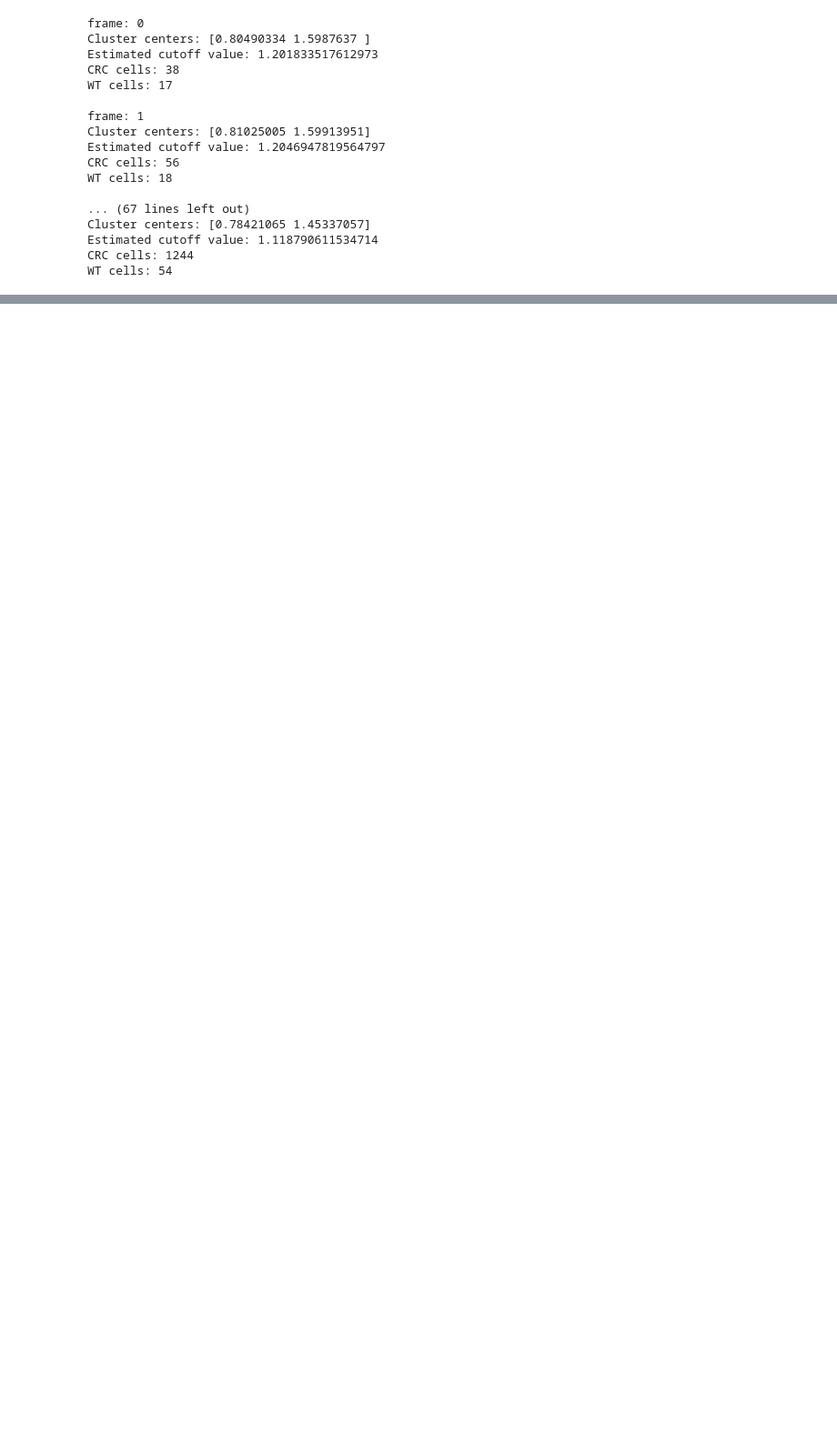
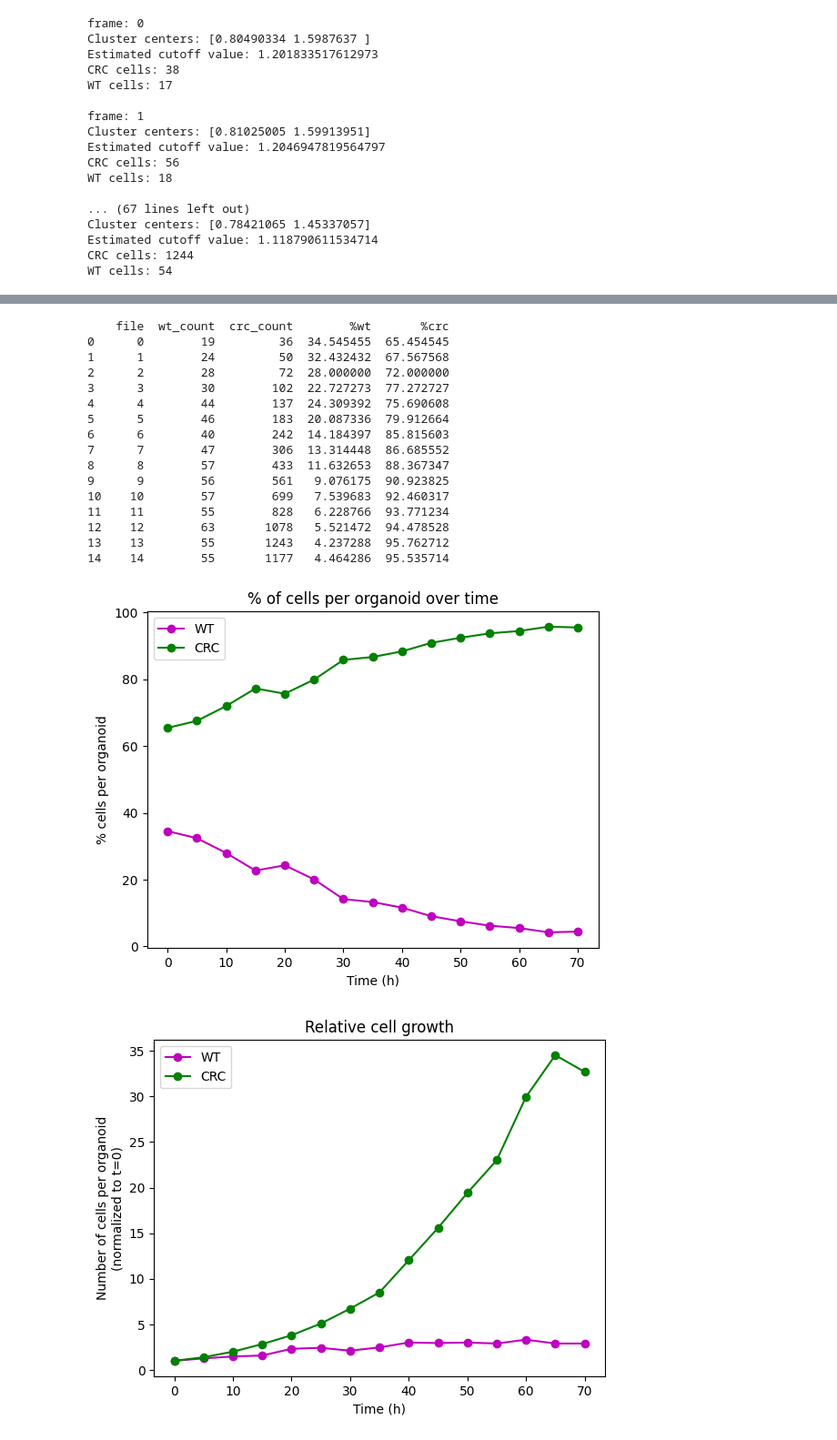
Before and after one commit to SuijkerbuijkLab/NucLogic, a Jupyter notebook: test.ipynb, the cells around one changed output, grey strips where cells are left out. Shown at 91% size. Drawn from its saved outputs; the diff is of its cells as text; code cells hidden in the pictures; blank space fills up the shorter version.

```diff
--- a/test.ipynb
+++ b/test.ipynb
@@ -157,0 +367,65 @@ WT cells: 54
+# %%
+summary_results = []
+for number in range(15):
+    df = properties[properties["file"] == number]
+    crc_count = np.sum(df["log_ratio"] < cutoff)
+    wt_count = np.sum(df["log_ratio"] >= cutoff)
+    total = crc_count + wt_count
+
+    results = {
+        "file": number,
+        "wt_count": wt_count,
+        "crc_count": crc_count,
+        "%wt": wt_count / total * 100,
+        "%crc": crc_count / total * 100,
+    }
+    summary_results.append(pd.DataFrame([results]))
+
+summary_results = pd.concat(summary_results, ignore_index=True)
+# %%
+import matplotlib.pyplot as plt
+print(summary_results)
+
+# plot 1
+plt.plot(summary_results["file"]*5, summary_results["%wt"], "m-", marker = "o", label = "WT")
+plt.plot(summary_results["file"]*5, summary_results["%crc"], "g-", marker = "o", label = "CRC")
+
+plt.title("% of cells per organoid over time")
+plt.ylabel("% cells per organoid")
+plt.xlabel("Time (h)")
+plt.legend()
+
+plt.show()
+
+# plot 2
+relative_wt = summary_results["wt_count"] / summary_results["wt_count"][0]
+relative_crc = summary_results["crc_count"] / summary_results["crc_count"][0]
+
+plt.plot(summary_results["file"] * 5, relative_wt, "m-", marker="o", label="WT")
+plt.plot(summary_results["file"] * 5, relative_crc, "g-", marker="o", label="CRC")
+
+plt.title("Relative cell growth")
+plt.ylabel("Number of cells per organoid\n(normalized to t=0)")
+plt.xlabel("Time (h)")
+plt.legend()
+
+plt.show()
+# %% [output]
+    file  wt_count  crc_count        %wt       %crc
+0      0        19         36  34.545455  65.454545
+1      1        24         50  32.432432  67.567568
+2      2        28         72  28.000000  72.000000
+3      3        30        102  22.727273  77.272727
+4      4        44        137  24.309392  75.690608
+5      5        46        183  20.087336  79.912664
+6      6        40        242  14.184397  85.815603
+7      7        47        306  13.314448  86.685552
+8      8        57        433  11.632653  88.367347
+9      9        56        561   9.076175  90.923825
+10    10        57        699   7.539683  92.460317
+11    11        55        828   6.228766  93.771234
+12    12        63       1078   5.521472  94.478528
+13    13        55       1243   4.237288  95.762712
+14    14        55       1177   4.464286  95.535714
+[figure, added]
+[figure, added]
```
Also changed, not shown: parts of 7 cells of this notebook, 6 other files.
